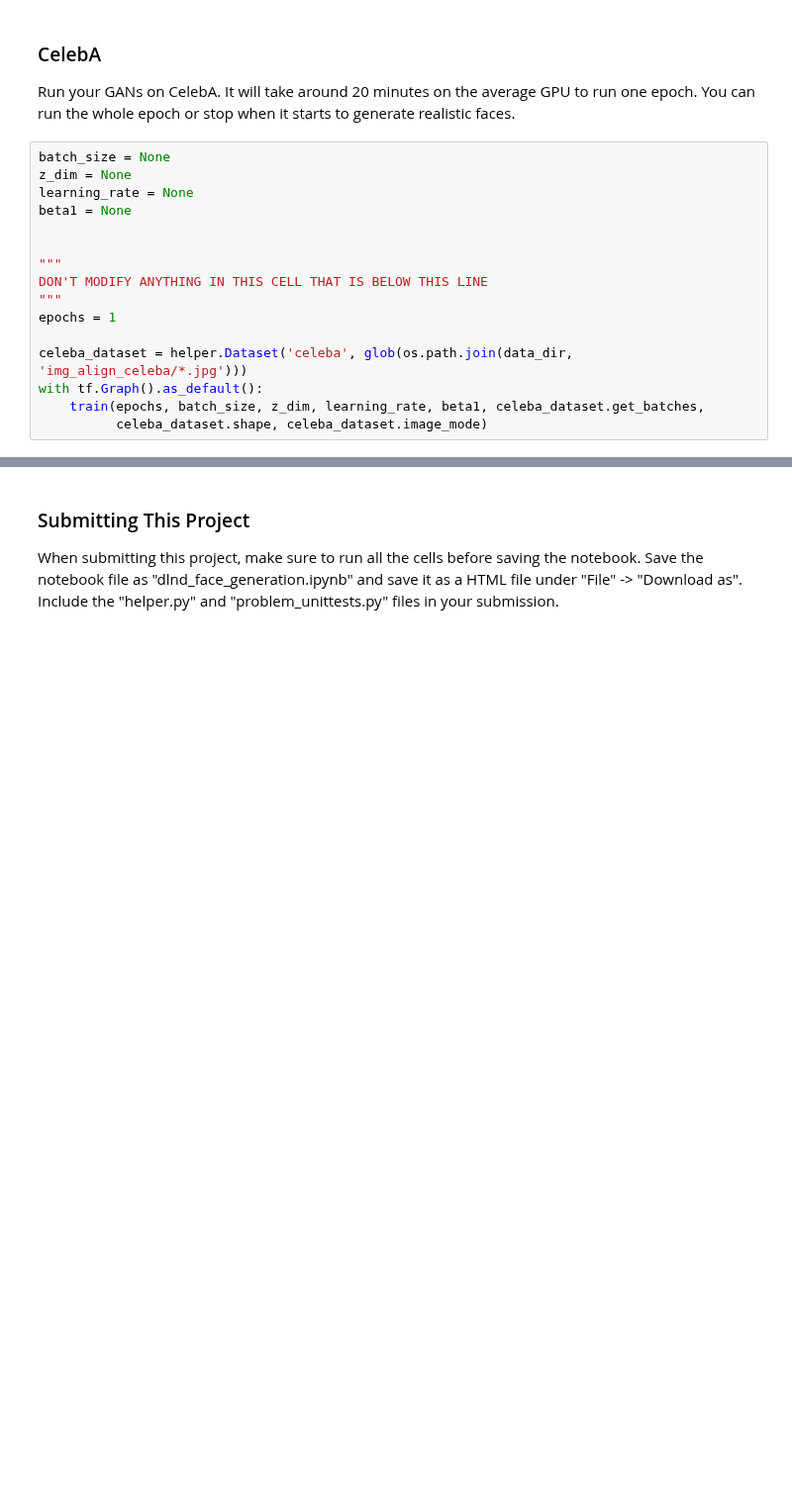
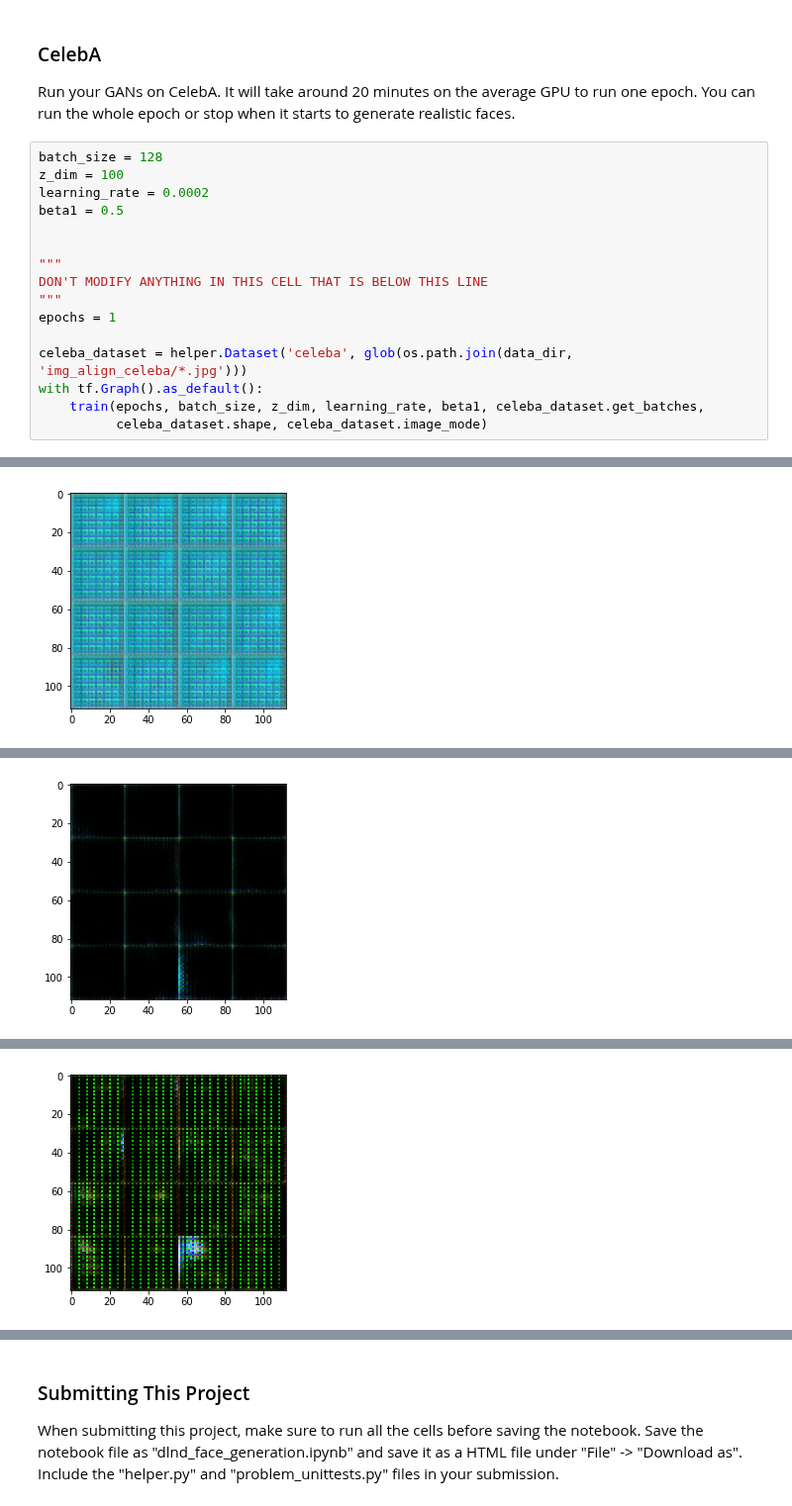
Before and after one commit to settinghead/project5-face-generation, a Jupyter notebook: dlnd_face_generation.ipynb, the cells around one changed output, grey strips where cells are left out. Shown at 99% size. Drawn from its saved outputs; the diff is of its cells as text; blank space fills up the shorter version.

```diff
--- a/dlnd_face_generation.ipynb
+++ b/dlnd_face_generation.ipynb
@@ -354,10 +471,10 @@ with tf.Graph().as_default():
 ### CelebA
 Run your GANs on CelebA.  It will take around 20 minutes on the average GPU to run one epoch.  You can run the whole epoch or stop when it starts to generate realistic faces.
 # %%
-batch_size = None
-z_dim = None
-learning_rate = None
-beta1 = None
+batch_size = 128
+z_dim = 100
+learning_rate = 0.0002
+beta1 = 0.5
 
 
 """
@@ -369,3 +486,4 @@ celeba_dataset = helper.Dataset('celeba', glob(os.path.join(data_dir, 'img_align
 with tf.Graph().as_default():
     train(epochs, batch_size, z_dim, learning_rate, beta1, celeba_dataset.get_batches,
           celeba_dataset.shape, celeba_dataset.image_mode)
+# %% [output]
@@ -371,0 +501 @@ with tf.Graph().as_default():
+[figure, added]
@@ -371,0 +512 @@ with tf.Graph().as_default():
+[figure, added]
@@ -371,0 +523 @@ with tf.Graph().as_default():
+[figure, added]
```
Also changed, not shown: parts of 8 cells of this notebook.
